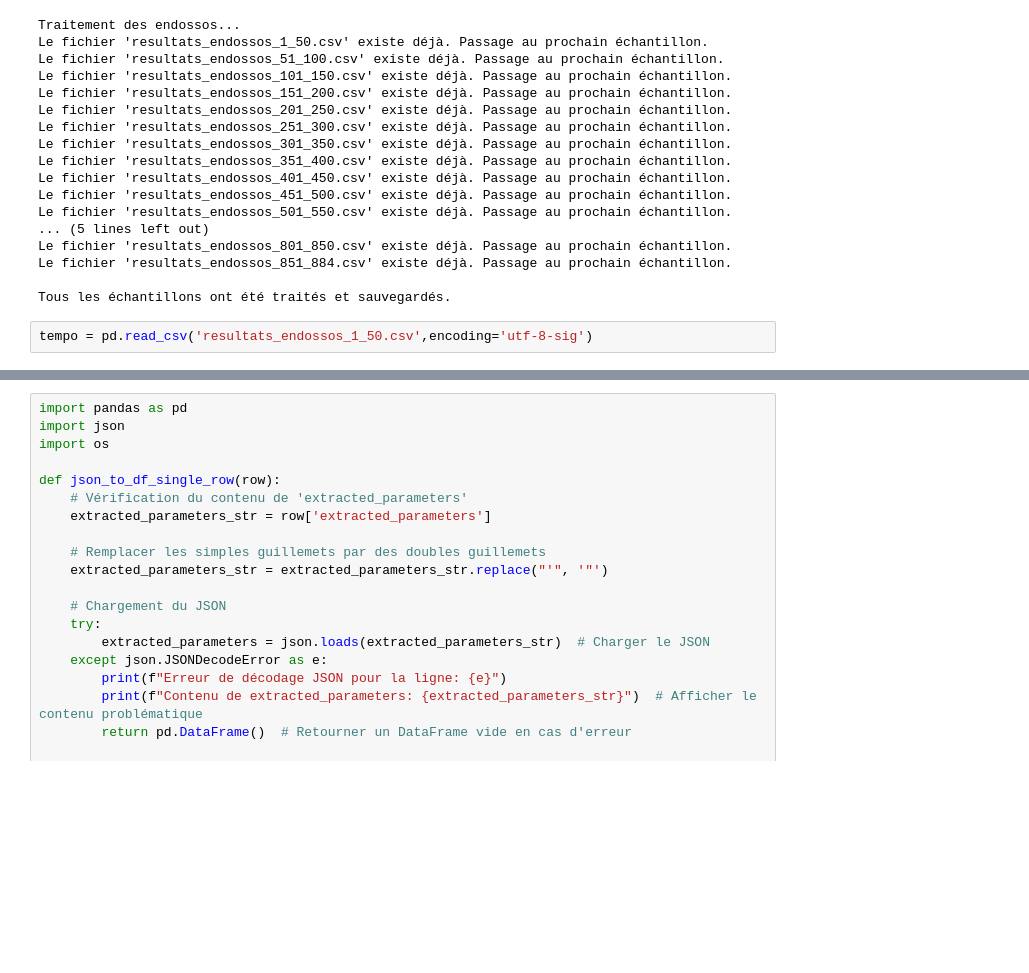
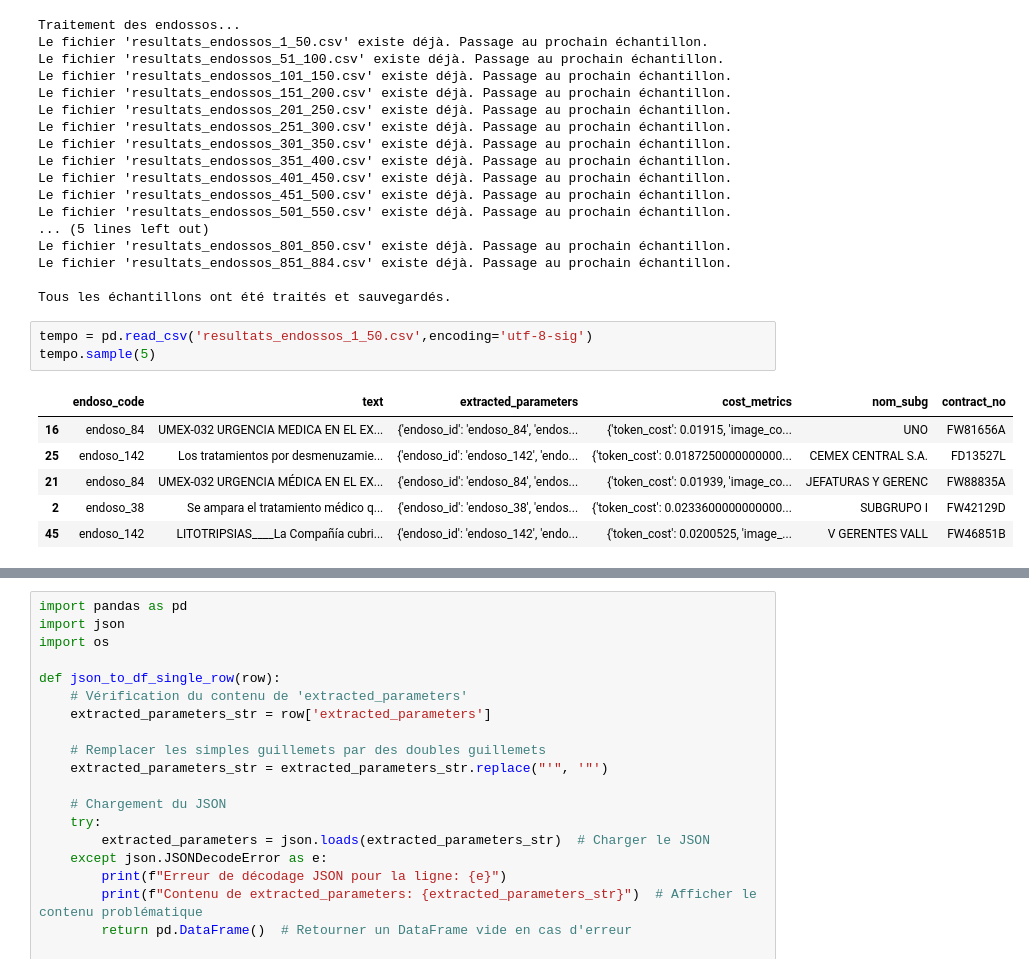
Before and after one commit to Ygaid/fuckin_mexico, a Jupyter notebook: 00 - Extract.ipynb, the cells around one changed output, grey strips where cells are left out. Saved outputs shown, nothing was run; the diff lists cells and outputs as text; blank space fills up the shorter version.

```diff
--- a/00 - Extract.ipynb
+++ b/00 - Extract.ipynb
@@ -648,6 +668,14 @@ Le fichier 'resultats_endossos_851_884.csv' existe déjà. Passage au prochain
 Tous les échantillons ont été traités et sauvegardés.
 # %%
 tempo = pd.read_csv('resultats_endossos_1_50.csv',encoding='utf-8-sig')
+tempo.sample(5)
+# %% [output]
+|  | endoso_code | text | extracted_parameters | cost_metrics | nom_subg | contract_no |
+| 16 | endoso_84 | UMEX-032 URGENCIA MEDICA EN EL EX... | {'endoso_id': 'endoso_84', 'endos... | {'token_cost': 0.01915, 'image_co... | UNO | FW81656A |
+| 25 | endoso_142 | Los tratamientos por desmenuzamie... | {'endoso_id': 'endoso_142', 'endo... | {'token_cost': 0.0187250000000000... | CEMEX CENTRAL S.A. | FD13527L |
+| 21 | endoso_84 | UMEX-032 URGENCIA MÉDICA EN EL EX... | {'endoso_id': 'endoso_84', 'endos... | {'token_cost': 0.01939, 'image_co... | JEFATURAS Y GERENC | FW88835A |
+| 2 | endoso_38 | Se ampara el tratamiento médico q... | {'endoso_id': 'endoso_38', 'endos... | {'token_cost': 0.0233600000000000... | SUBGRUPO I | FW42129D |
+| 45 | endoso_142 | LITOTRIPSIAS____La Compañía cubri... | {'endoso_id': 'endoso_142', 'endo... | {'token_cost': 0.0200525, 'image_... | V GERENTES VALL | FW46851B |
 # %%
 import ast
 def string_to_dict(s):
```
Also changed, not shown: parts of 18 cells of this notebook.
